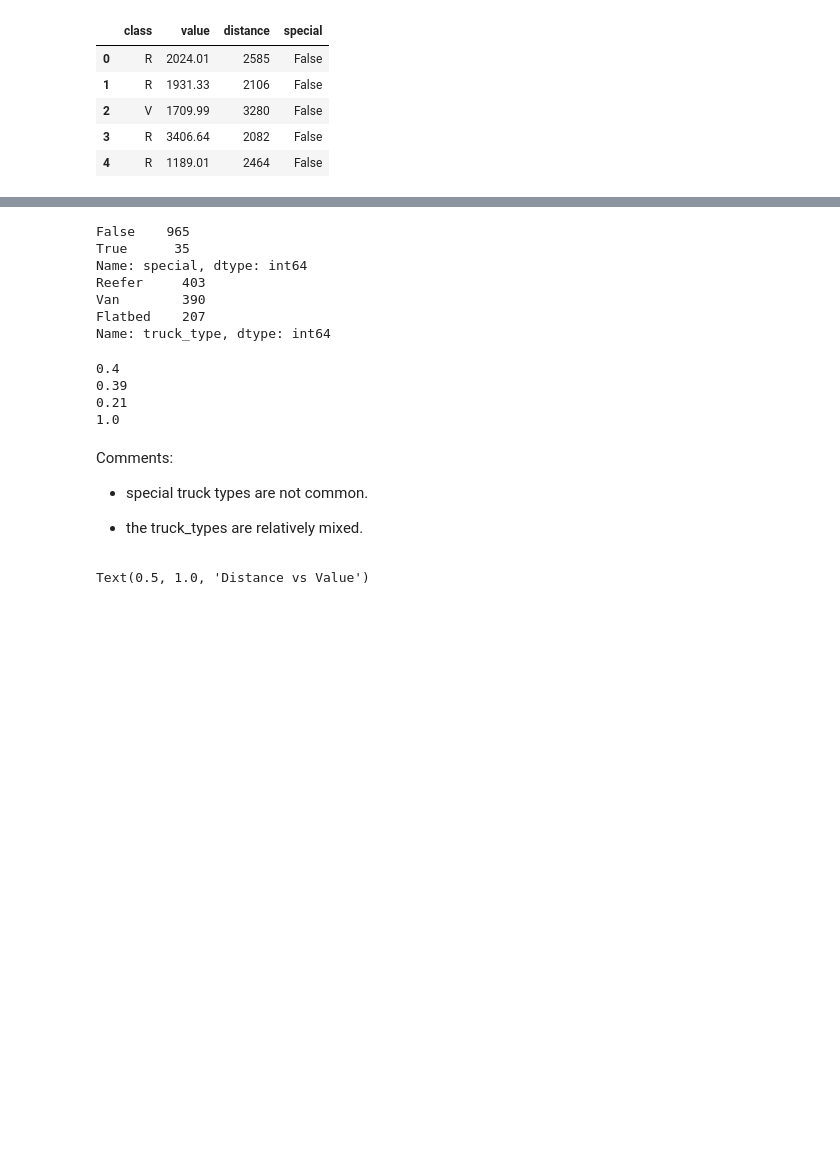
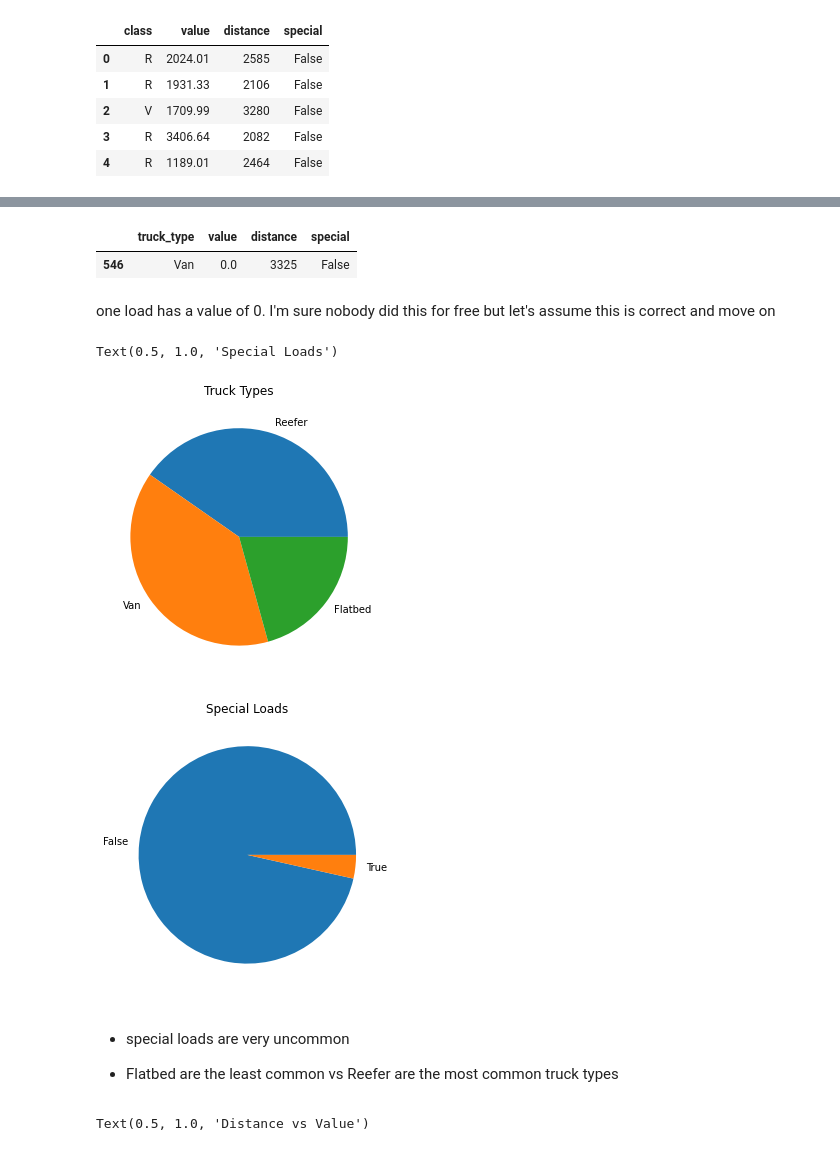
Before and after one commit to jjobes90/SAGE_Interview, a Jupyter notebook: Exploratory_Analysis.ipynb, the cells around one changed output, grey strips where cells are left out. Cells and saved outputs as stored; diff of their text form; code cells hidden in the pictures; blank space fills up the shorter version.

```diff
--- a/Exploratory_Analysis.ipynb
+++ b/Exploratory_Analysis.ipynb
@@ -35,40 +59,32 @@ data.truck_type.replace('V', 'Van', inplace=True)
+# %%
+data[data['value'] == 0]
+# %% [output]
+|  | truck_type | value | distance | special |
+| 546 | Van | 0.0 | 3325 | False |
+# %% [markdown]
+one load has a value of 0. I'm sure nobody did this for free but let's assume this is correct and move on
 # %%
-# see ratios of non-numeric fields
+# see  of truck type fields
 
-print(data.special.value_counts())
-print(data.truck_type.value_counts())
+special_labels = data.special.unique()
+
+truck_labels = data.truck_type.unique()
+
+fig = plt.figure(figsize =(8, 5))
+plt.pie(data.truck_type.value_counts(), labels = truck_labels)
+plt.title('Truck Types')
+
+fig = plt.figure(figsize =(8, 5))
+plt.pie(data.special.value_counts(), labels = special_labels)
+plt.title('Special Loads')
 # %% [output]
-False    965
-True      35
-Name: special, dtype: int64
-Reefer     403
-Van        390
-Flatbed    207
-Name: truck_type, dtype: int64
+Text(0.5, 1.0, 'Special Loads')
+[figure, added]
+[figure, added]
-# %%
-# get percentages for each truck_type
-
-truck_type_counts = data.truck_type.value_counts()
-
-reefer_percent = round(truck_type_counts['Reefer'] / data.shape[0], 2)
-van_percent = round(truck_type_counts['Van'] / data.shape[0], 2)
-flatbed_percent = round(truck_type_counts['Flatbed'] / data.shape[0], 2)
-
-print(reefer_percent)
-print(van_percent)
-print(flatbed_percent)
-print(reefer_percent+van_percent+flatbed_percent)
-# %% [output]
-0.4
-0.39
-0.21
-1.0
-# %% [markdown]
-Comments:
-
-- special truck types are not common.
-
-- the truck_types are relatively mixed.
+# %% [markdown]
+- special loads are very uncommon
+
+- Flatbed are the least common vs Reefer are the most common truck types
 # %%
 # see correlation between distance and value
 
```
Also changed, not shown: parts of 9 cells of this notebook.
